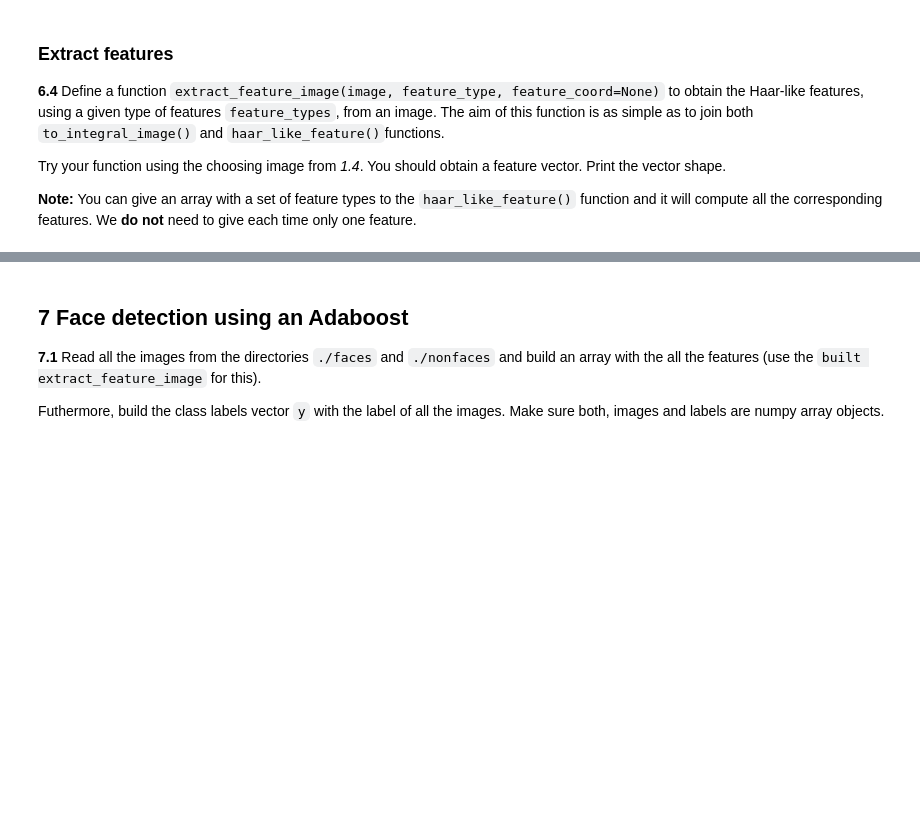
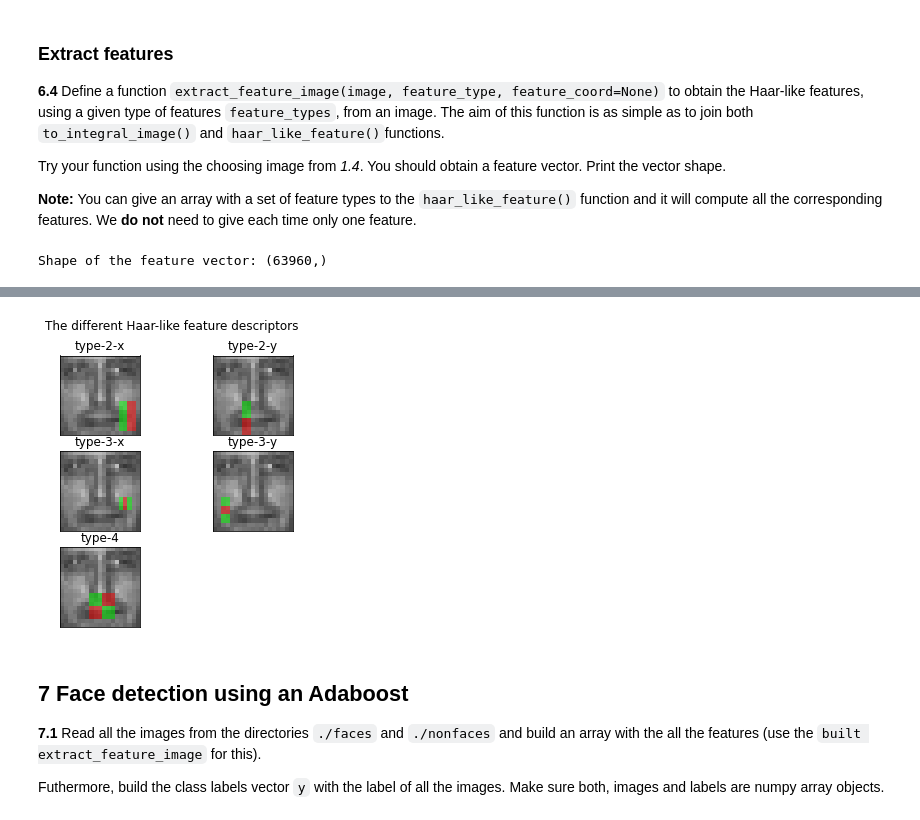
Before and after one commit to dacxjo/computer_vision, a Jupyter notebook: Labs/p5/P5_2023_students.ipynb, the cells around one changed output, grey strips where cells are left out. Saved outputs shown, nothing was run; the diff lists cells and outputs as text; code cells hidden in the pictures; blank space fills up the shorter version.

```diff
--- a/Labs/p5/P5_2023_students.ipynb
+++ b/Labs/p5/P5_2023_students.ipynb
@@ -632,3 +742,21 @@ feature_types = ['type-2-x', 'type-2-y',
+# %%
+#your solution
+def extract_feature_image(image, feature_type, feature_coord=None):
+    # Compute the integral image
+    ii = integral_image(image)
+
+    # Compute Haar-like features
+    return haar_like_feature(ii, 0, 0, ii.shape[0], ii.shape[1],
+                             feature_type=feature_type,
+                             feature_coord=feature_coord)
+
+# Extract Haar-like features
+haar_like_features = extract_feature_image(face_im, feature_types)
+
+# Print the shape of the feature vector
+print("Shape of the feature vector:", haar_like_features.shape)
+# %% [output]
+Shape of the feature vector: (63960,)
 # %% [markdown]
 **6.5** Plot a Haar-like feature on an image:
 
@@ -650,3 +776,34 @@ Define a function ``plotFeatures``  to visualize Haar-like features on an images
+# %%
+#your solution
+
+def plotFeatures(image, feature_types):
+    # Display features
+    fig, axs = plt.subplots(3, 2, figsize=(5, 5))
+
+    for ax, feat_t in zip(np.ravel(axs), feature_types):
+        # Get the feature coordinates
+        coord, _ = haar_like_feature_coord(image.shape[0], image.shape[1], feat_t)
+
+        # Draw Haar-like features on the image
+        haar_feature = draw_haar_like_feature(image, 0, 0,
+                                            image.shape[0],
+                                            image.shape[1],
+                                            coord,
+                                            max_n_features=1,
+                                            random_state=0)
+        ax.imshow(haar_feature)
+        ax.set_title(feat_t)
+        ax.set_xticks([])
+        ax.set_yticks([])
+
+    fig.suptitle('The different Haar-like feature descriptors')
+    plt.axis('off')
+    plt.show()
+
+# Visualize Haar-like features on the image
+plotFeatures(face_im, feature_types)
+# %% [output]
+[figure, added]
 # %% [markdown]
 ## 7 Face detection using an Adaboost
 
```
Also changed, not shown: parts of 59 cells of this notebook.
